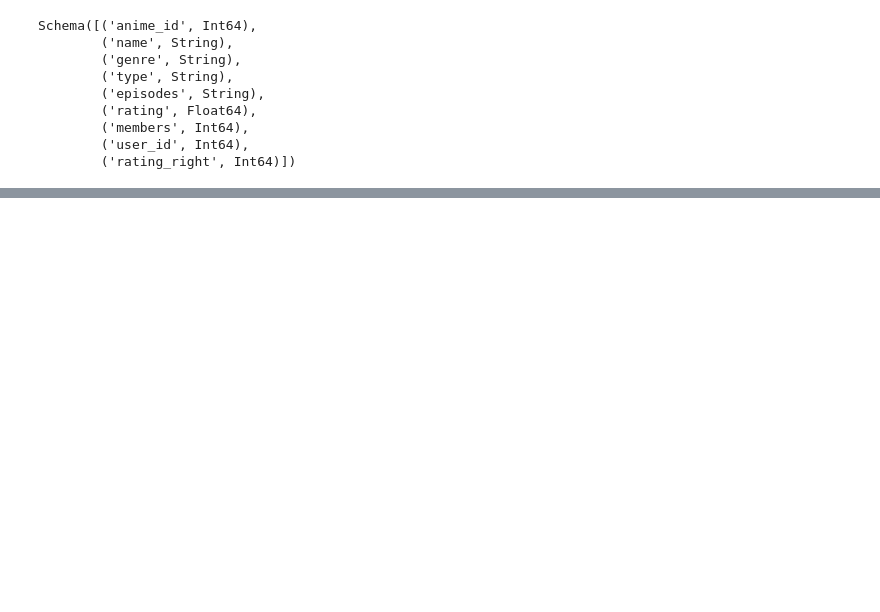
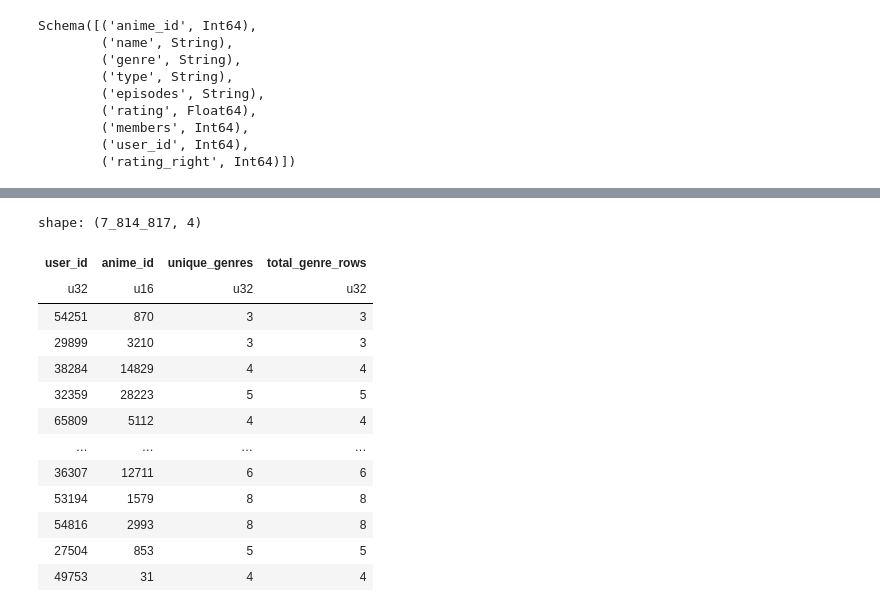
Before and after one commit to ZygimantasB/polars_library, a Jupyter notebook: kaggle/anime_dataset.ipynb, the cells around one changed output, grey strips where cells are left out. Cells and saved outputs as stored; diff of their text form; code cells hidden in the pictures; blank space fills up the shorter version.

```diff
--- a/kaggle/anime_dataset.ipynb
+++ b/kaggle/anime_dataset.ipynb
@@ -123,0 +187,24 @@ shape: (34_875_100, 9)
+# %%
+user_anime_genre_counts = combined_df.group_by(
+    ['user_id', 'anime_id']
+).agg([
+    pl.col('genre').n_unique().alias('unique_genres'),
+    pl.col('genre').len().alias('total_genre_rows')
+])
+# %%
+user_anime_genre_counts
+# %% [output]
+shape: (7_814_817, 4)
+| user_id | anime_id | unique_genres | total_genre_rows |
+| u32 | u16 | u32 | u32 |
+| 54251 | 870 | 3 | 3 |
+| 29899 | 3210 | 3 | 3 |
+| 38284 | 14829 | 4 | 4 |
+| 32359 | 28223 | 5 | 5 |
+| 65809 | 5112 | 4 | 4 |
+| … | … | … | … |
+| 36307 | 12711 | 6 | 6 |
+| 53194 | 1579 | 8 | 8 |
+| 54816 | 2993 | 8 | 8 |
+| 27504 | 853 | 5 | 5 |
+| 49753 | 31 | 4 | 4 |
```
Also changed, not shown: parts of 8 cells of this notebook.
